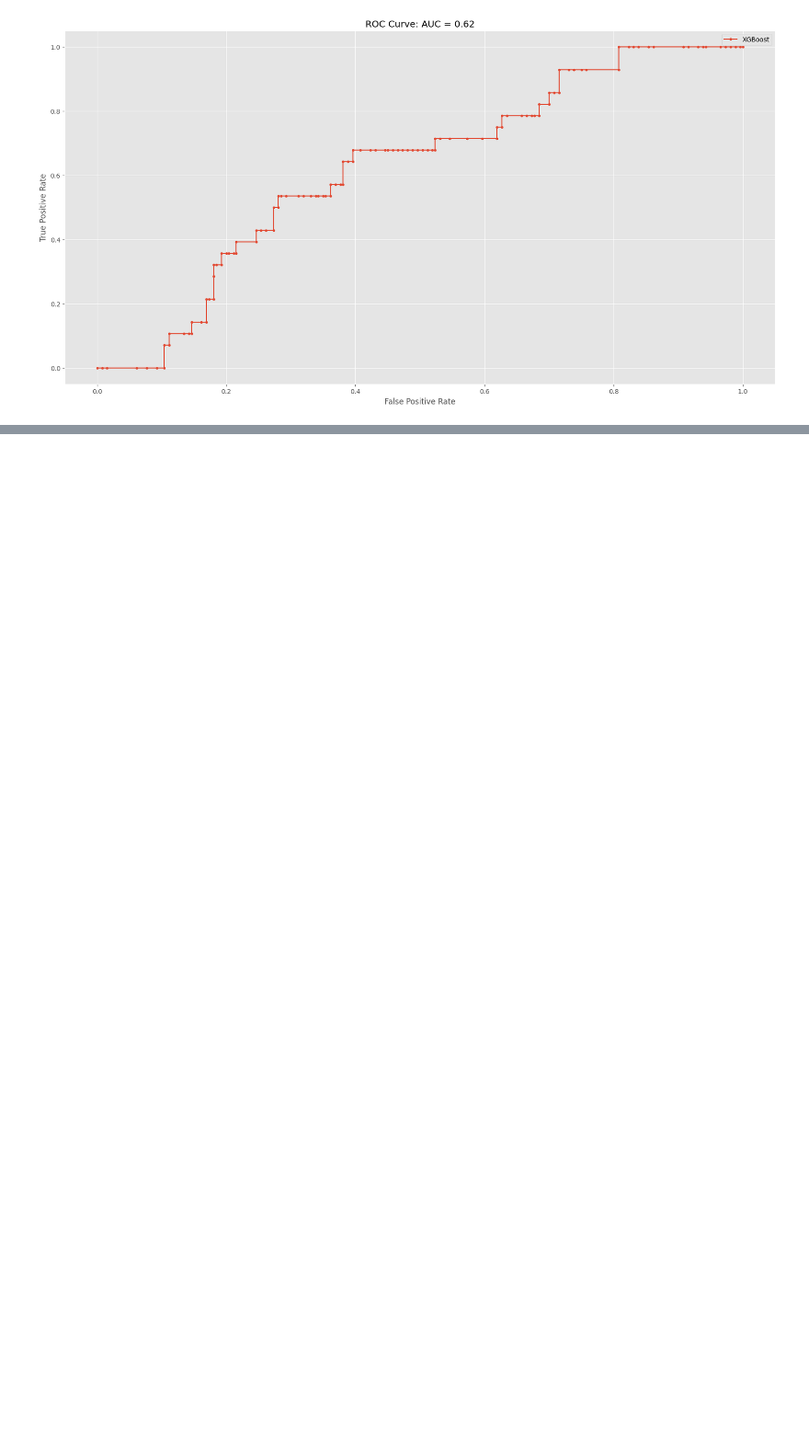
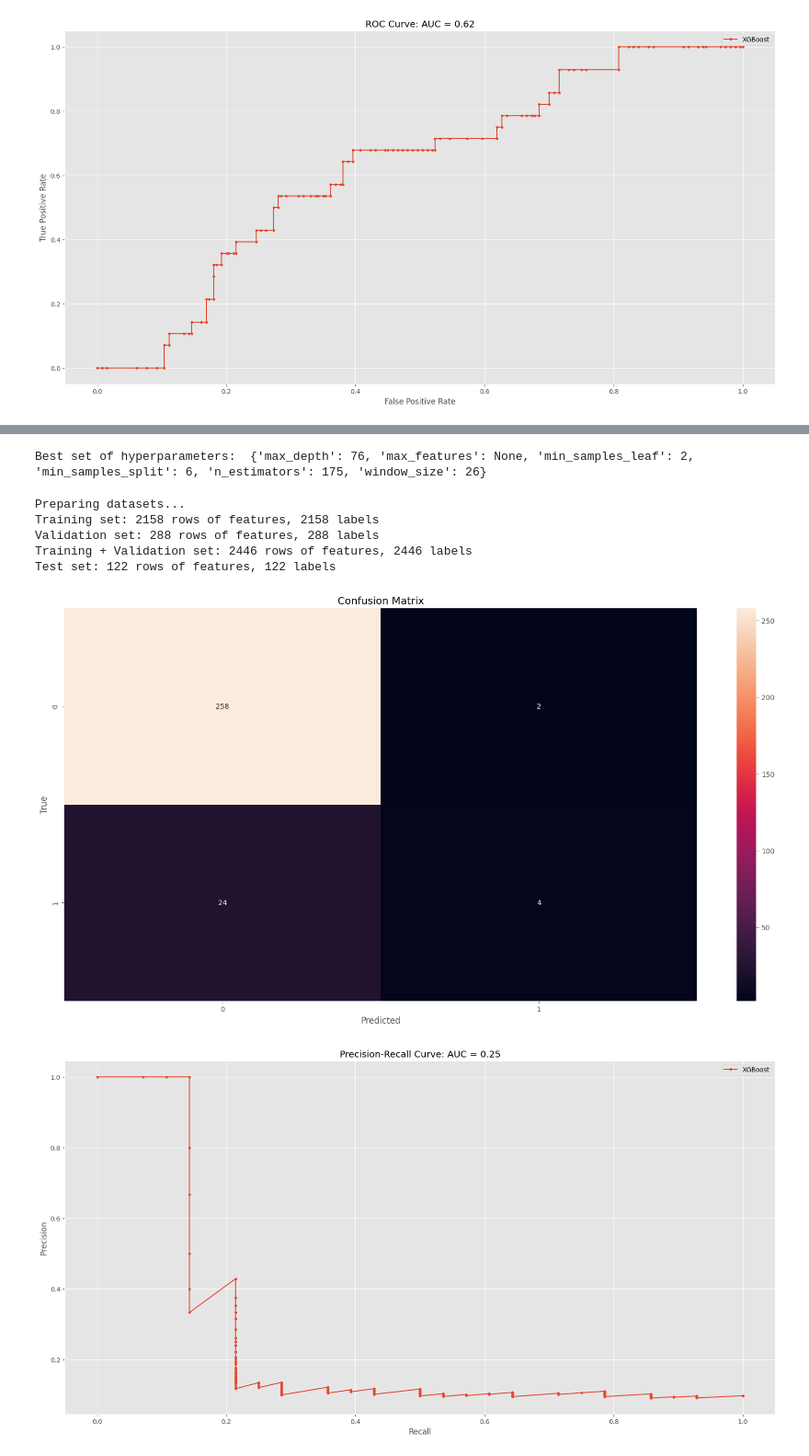
Before and after one commit to koenraijer/IP-TNT, a Jupyter notebook: a1_checkpoint.ipynb, the cells around one changed output, grey strips where cells are left out. Shown at 92% size. Drawn from its saved outputs; the diff is of its cells as text; code cells hidden in the pictures; blank space fills up the shorter version.

```diff
--- a/a1_checkpoint.ipynb
+++ b/a1_checkpoint.ipynb
@@ -235,0 +281,68 @@ Feature engineering done!
+# %%
+from sklearn.ensemble import RandomForestClassifier
+
+# Define the hyperparameter space
+# Source: https://towardsdatascience.com/hyperparameter-tuning-the-random-forest-in-python-using-scikit-learn-28d2aa77dd74
+space = {
+    'window_size': hp.choice('window_size', range(8, 34, 2)),
+    'n_estimators': hp.choice('n_estimators', range(2, 200)),
+    'max_depth': hp.choice('max_depth', np.arange(2, 101, dtype=int)),
+    'max_features': hp.choice('max_features', ['log2', 'sqrt', None]),
+    'min_samples_split': hp.choice('min_samples_split', np.arange(2, 10, dtype=int)),
+    'min_samples_leaf': hp.choice('min_samples_leaf', np.arange(1, 5, dtype=int)),
+}
+
+# Define the objective function to minimize
+def objective(params):
+    # Load the appropriate dataset
+    window_size = params.pop('window_size')
+    reference_class = 'tnt' # params.pop('reference_class')
+    dataset_name = h.get_dataset_name(window_size, reference_class)
+    X_train, y_train, X_val, y_val, _, _, _, _, _, _, _, _, _, _, _ = h.prepare_datasets(filename=f"output/{dataset_name}", test_size=0.1, val_size=0.1, verbose=False)
+
+    # Train and evaluate the model
+    rf_model = RandomForestClassifier(**params, random_state=42)
+    rf_model.fit(X_train, y_train)
+    y_pred = rf_model.predict(X_val)
+    score = average_precision_score(y_val, y_pred)
+
+    # Add the window size and type back into params for logging
+    params['window_size'] = window_size
+    # params['reference_class'] = reference_class
+
+    return {'loss': -score, 'status': STATUS_OK, 'params': params}
+
+# Perform the optimization
+best = fmin(objective, space, algo=tpe.suggest, max_evals=100)
+best_params_rf = space_eval(space, best)
+print("Best set of hyperparameters: ", best_params_rf)
+
+# Save the best hyperparameters
+best_params['rf'] = best_params_rf
+# %% [output]
+Best set of hyperparameters:  {'max_depth': 76, 'max_features': None, 'min_samples_leaf': 2, 'min_samples_split': 6, 'n_estimators': 175, 'window_size': 26}
+# %%
+window_size = best_params_rf.pop('window_size')
+# reference_class = best_params.pop('reference_class')
+
+# Load the appropriate dataset
+dataset_name = h.get_dataset_name(window_size, 'tnt')
+
+X_train, y_train, X_val, y_val, X_test, y_test, X_train_val, y_train_val, train_idx, train_wval_idx, val_idx, test_idx, df, feature_names, participants = h.prepare_datasets(filename=f"output/{dataset_name}", test_size=0.1, val_size=0.1)
+
+# Train and evaluate the model
+rf_model = RandomForestClassifier(**best_params_rf, random_state=42)
+rf_model.fit(X_train, y_train)
+y_pred = rf_model.predict(X_val)
+
+metrics_dict = h.plot_metrics(y_val, y_pred, rf_model, X_val)
+
+all_model_metrics['rf'] = metrics_dict
+# %% [output]
+Preparing datasets...
+Training set: 2158 rows of features, 2158 labels
+Validation set: 288 rows of features, 288 labels
+Training + Validation set: 2446 rows of features, 2446 labels
+Test set: 122 rows of features, 122 labels
+[figure, added]
+[figure, added]
```
Also changed, not shown: parts of 26 cells of this notebook, 2 other files.
